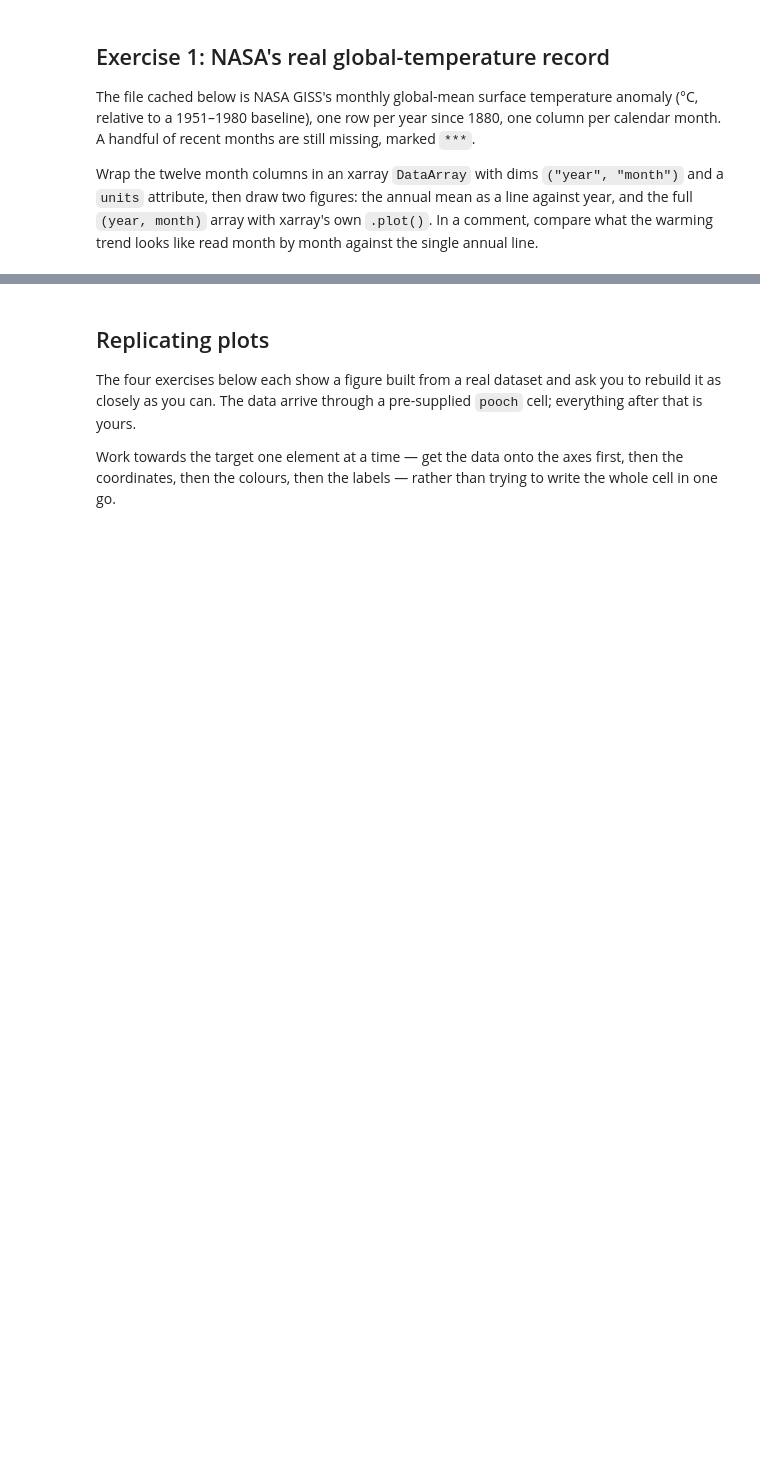
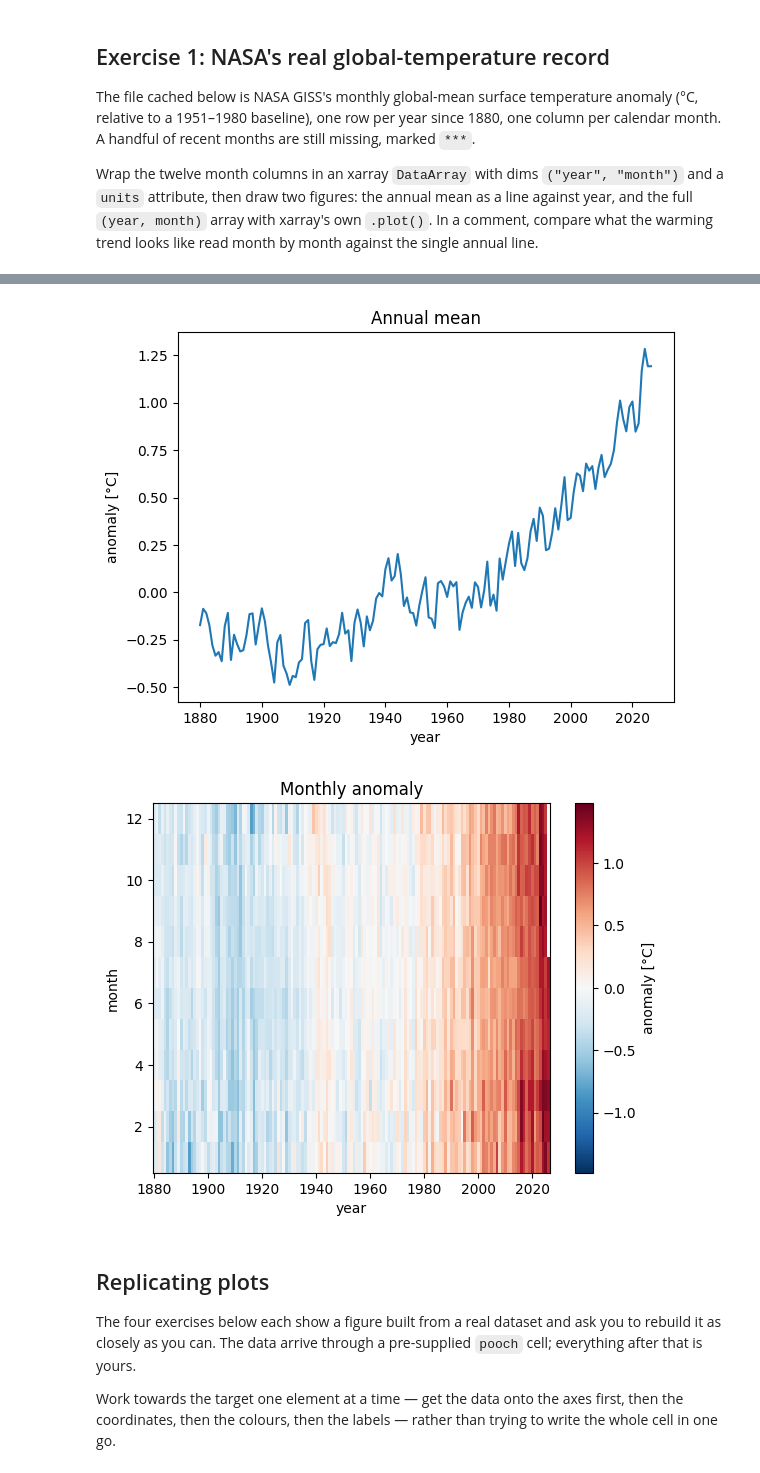
Before and after one commit to louisbetrisey/2026_Intro_Python, a Jupyter notebook: 1.4-matplotlib-and-xarray-environmental-exercises.ipynb, the cells around one changed output, grey strips where cells are left out. Drawn from its saved outputs; the diff is of its cells as text; code cells hidden in the pictures; blank space fills up the shorter version.

```diff
--- a/1.4-matplotlib-and-xarray-environmental-exercises.ipynb
+++ b/1.4-matplotlib-and-xarray-environmental-exercises.ipynb
@@ -49,15 +52,40 @@ path = pooch.retrieve(
 # %%
 # Your solution here
 # Hint: load the file with
 #       np.genfromtxt(path, skip_header=1, delimiter=",", names=True,
 #                     missing_values="***", filling_values=np.nan)
 #       -- names=True reads the header row, so the columns are data["Year"], data["Jan"], ...
 # Hint: np.column_stack((data["Jan"], data["Feb"], ..., data["Dec"])) puts the twelve month
 #       columns side by side as one (year, month) array
 # Hint: the coordinates are data["Year"] and np.arange(1, 13)
 # Hint: .mean(dim="month") skips the missing months on its own
 # Hint: .plot() on the 2D DataArray draws a pcolormesh, and labels the colorbar from the
 #       long_name and units attributes
+
+data = np.genfromtxt(path, skip_header=1, delimiter=",", names=True,
+                    missing_values="***", filling_values=np.nan) # chargement du fichier
+months = ["Jan", "Feb", "Mar", "Apr", "May", "Jun",
+          "Jul", "Aug", "Sep", "Oct", "Nov", "Dec"] # creating a list
+values = np.column_stack([data[m] for m in months])
+anomaly = xr.DataArray(
+    values,
+    dims=("year", "month"),
+    coords={"year": data["Year"], "month": np.arange(1, 13)},
+    name="anomaly",
+    attrs={"units": "°C"},
+)
+annual = anomaly.mean(dim="month")   # moyenne des 12 mois → 1 valeur par année
+
+annual.plot()                      # visualtion du premier graphique, qui montre la moyenne annuelle
+plt.title("Annual mean")
+plt.show()
+
+anomaly.plot(x="year")
+plt.title("Monthly anomaly") # visualisation du deuxième graphique qui montre la moyenne mensuelle
+plt.show()
+# %% [output]
+[figure, added]
+[figure, added]
 # %% [markdown]
 ## Replicating plots
 
```
Also changed, not shown: parts of 10 cells of this notebook.
